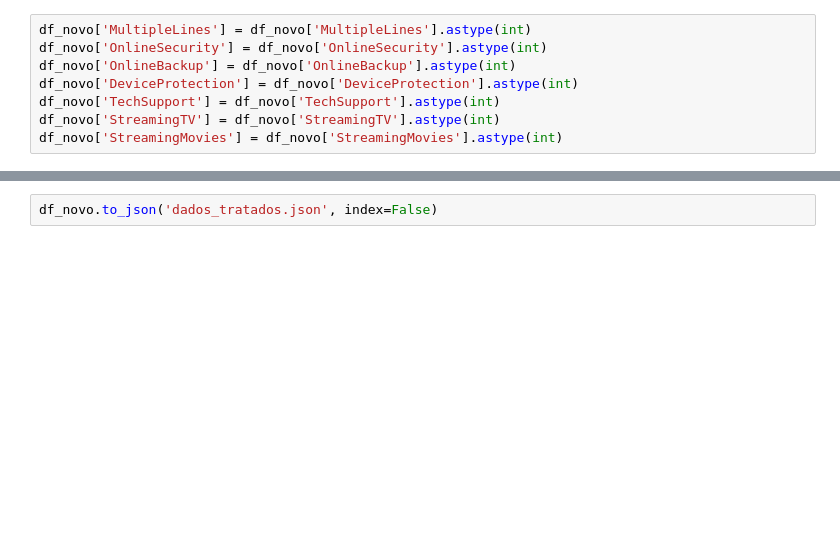
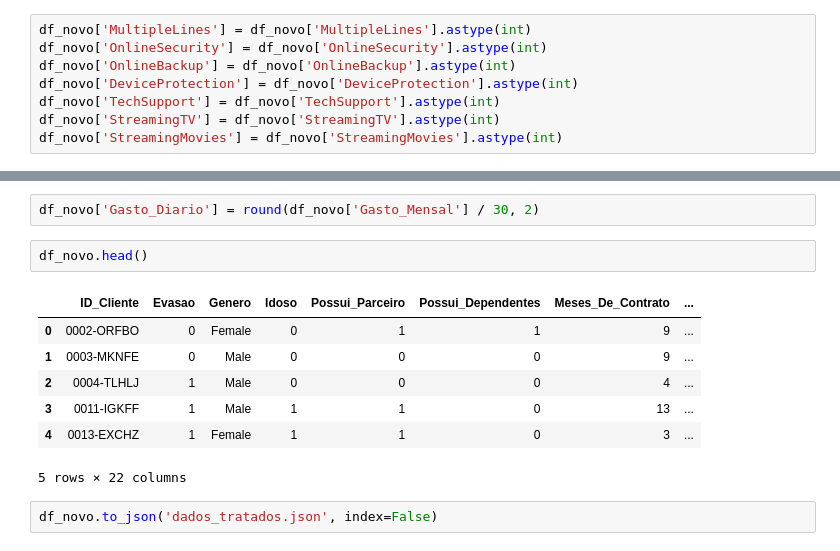
Before and after one commit to Enoque12/Analise_TelecomX_Challenge2, a Jupyter notebook: notebook/TelecomX_BR.ipynb, the cells around one changed output, grey strips where cells are left out. Drawn from its saved outputs; the diff is of its cells as text; blank space fills up the shorter version.

```diff
--- a/notebook/TelecomX_BR.ipynb
+++ b/notebook/TelecomX_BR.ipynb
@@ -324,3 +417,15 @@ df_novo
+# %%
+df_novo['Gasto_Diario'] = round(df_novo['Gasto_Mensal'] / 30, 2)
+# %%
+df_novo.head()
+# %% [output]
+|  | ID_Cliente | Evasao | Genero | Idoso | Possui_Parceiro | Possui_Dependentes | Meses_De_Contrato | ... |
+| 0 | 0002-ORFBO | 0 | Female | 0 | 1 | 1 | 9 | ... |
+| 1 | 0003-MKNFE | 0 | Male | 0 | 0 | 0 | 9 | ... |
+| 2 | 0004-TLHLJ | 1 | Male | 0 | 0 | 0 | 4 | ... |
+| 3 | 0011-IGKFF | 1 | Male | 1 | 1 | 0 | 13 | ... |
+| 4 | 0013-EXCHZ | 1 | Female | 1 | 1 | 0 | 3 | ... |
+5 rows × 22 columns
 # %%
 df_novo.to_json('dados_tratados.json', index=False)
 # %% [markdown]
```
Also changed, not shown: parts of 16 cells of this notebook.
